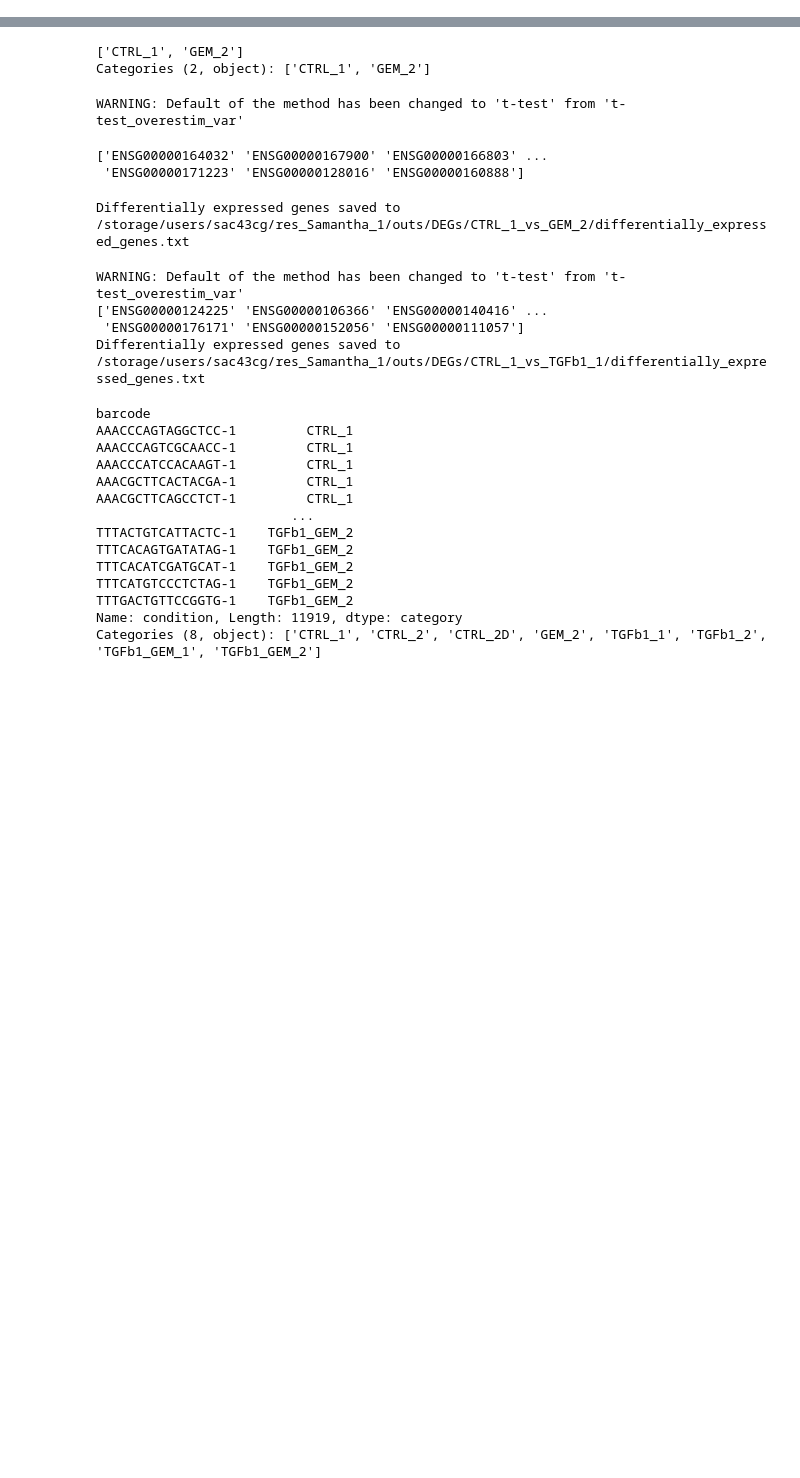
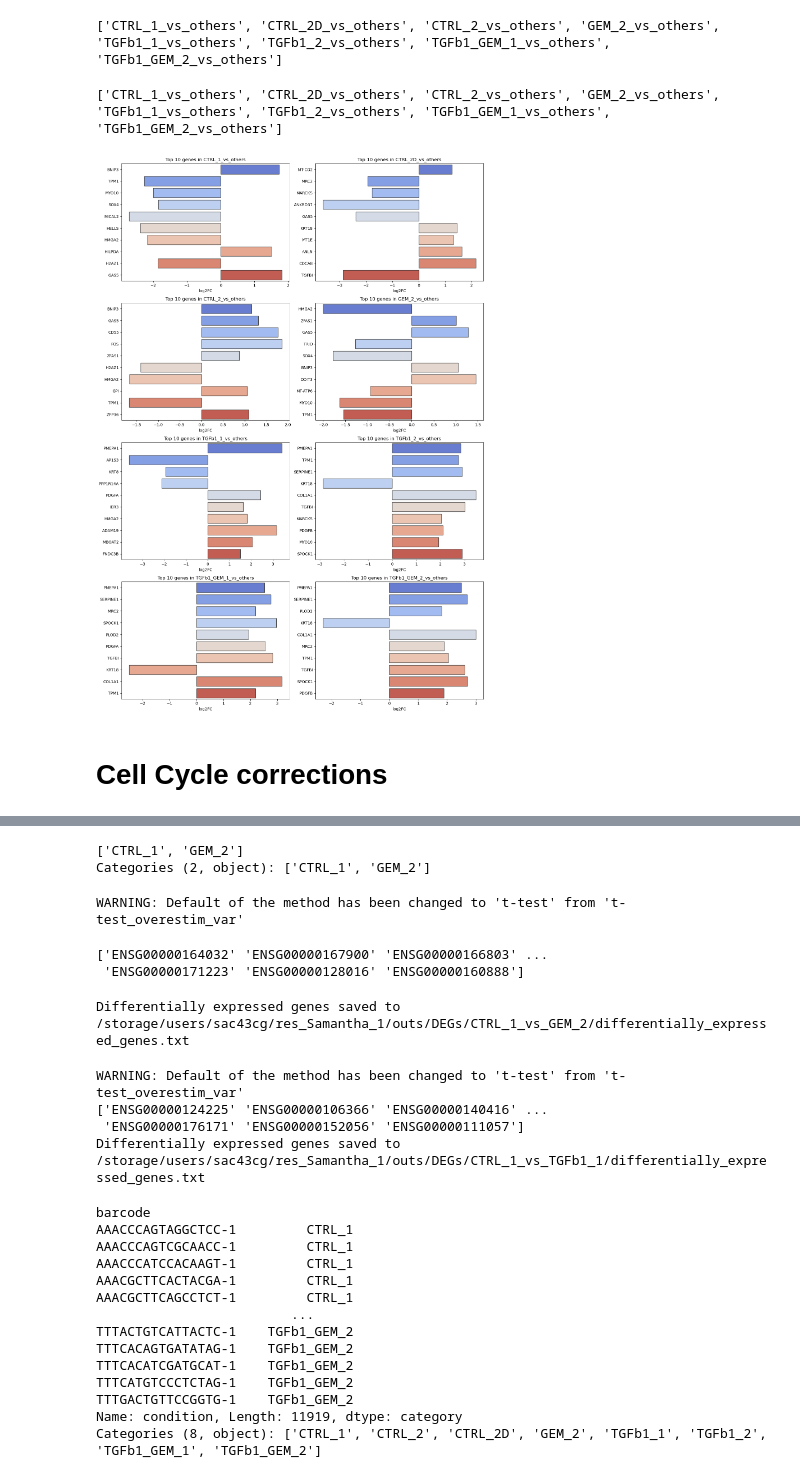
Before and after one commit to josef-streusalz/single-cell, a Jupyter notebook: 05_DEG_analysis.ipynb, the cells around one changed output, grey strips where cells are left out. Saved outputs shown, nothing was run; the diff lists cells and outputs as text; code cells hidden in the pictures; blank space fills up the shorter version.

Commit message:
differential anaylsis automated

```diff
--- a/05_DEG_analysis.ipynb
+++ b/05_DEG_analysis.ipynb
@@ -70,0 +299,3 @@ AnnData object with n_obs × n_vars = 11919 × 2801
+# %%
+import pandas as pd
+results_df = pd.read_csv("/storage/users/sac43cg/res_Samantha_1/outs/per_sample_outs/diff_anaylsis_conditions_results_df.csv")
@@ -70,0 +312,5 @@ AnnData object with n_obs × n_vars = 11919 × 2801
+# %%
+sorted_unique_comparisons = sorted(results_df['comparison'].unique())
+print(sorted_unique_comparisons)
+# %% [output]
+['CTRL_1_vs_others', 'CTRL_2D_vs_others', 'CTRL_2_vs_others', 'GEM_2_vs_others', 'TGFb1_1_vs_others', 'TGFb1_2_vs_others', 'TGFb1_GEM_1_vs_others', 'TGFb1_GEM_2_vs_others']
@@ -70,0 +344,37 @@ AnnData object with n_obs × n_vars = 11919 × 2801
+# %%
+import scanpy as sc
+import pandas as pd
+import matplotlib.pyplot as plt
+import seaborn as sns
+
+# Assuming you've already loaded your dataframe as results_df
+sorted_unique_comparisons = sorted(results_df['comparison'].unique())
+print(sorted_unique_comparisons)
+
+# Initialize the 4x2 subplot grid
+fig, axes = plt.subplots(nrows=4, ncols=2, figsize=(14, 20))
+fig.subplots_adjust(hspace=0.5)  # Adjust space between plots
+
+for index, comparison in enumerate(sorted_unique_comparisons):
+
+    # Extract results for a specific comparison
+    specific_comparison = comparison  # example
+    filtered_results = results_df[results_df['comparison'] == specific_comparison]
+
+    # Visualize the top genes
+    # Sort by adjusted p-value and pick top n genes
+    n_top_genes = 10  # for instance
+    top_genes = filtered_results.sort_values(by="adjusted.p.value", ascending=True).head(n_top_genes)
+
+    # Generate a bar plot in the appropriate subplot
+    ax = axes[index // 2, index % 2]  # Determine the row and column for subplot
+    sns.barplot(data=top_genes, x="log2FC", y="symbol", palette="coolwarm", edgecolor=".2", ax=ax)
+    ax.set_title(f"Top {n_top_genes} genes in {comparison}")
+    ax.set_xlabel('log2FC')  # Set x-axis label
+    ax.set_ylabel('')  # Clear y-axis label for brevity
+
+plt.tight_layout()
+plt.show()
+# %% [output]
+['CTRL_1_vs_others', 'CTRL_2D_vs_others', 'CTRL_2_vs_others', 'GEM_2_vs_others', 'TGFb1_1_vs_others', 'TGFb1_2_vs_others', 'TGFb1_GEM_1_vs_others', 'TGFb1_GEM_2_vs_others']
+[figure, added]
@@ -70,0 +385,2 @@ AnnData object with n_obs × n_vars = 11919 × 2801
+# %% [markdown]
+# Cell Cycle corrections
```
Also changed, not shown: parts of 49 cells of this notebook, 18 other files.
